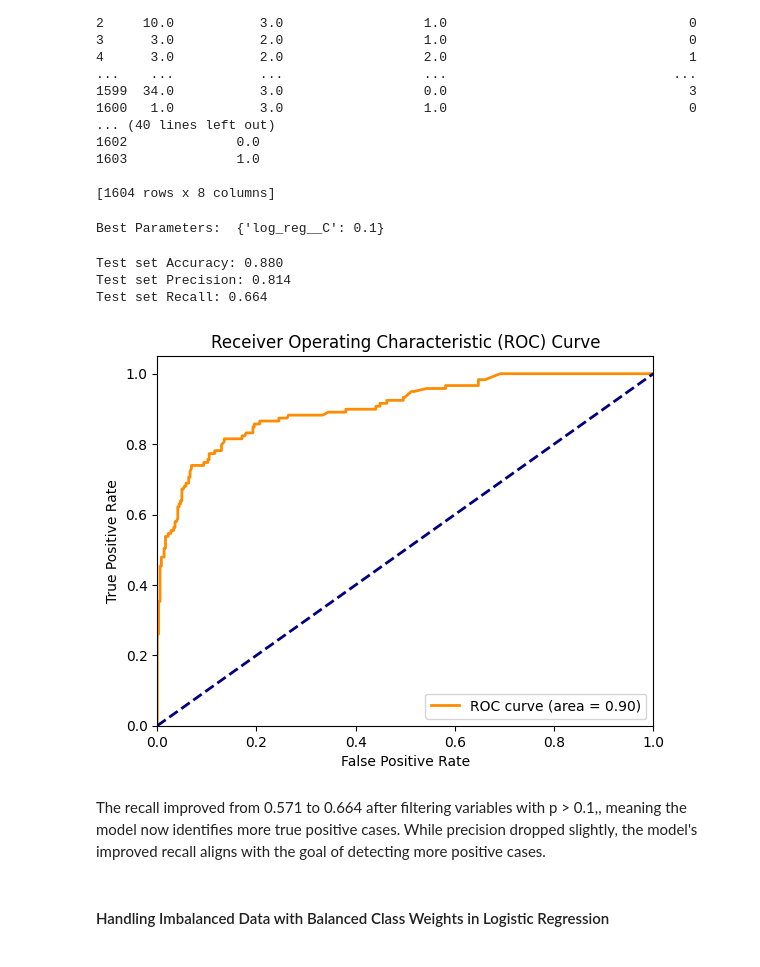
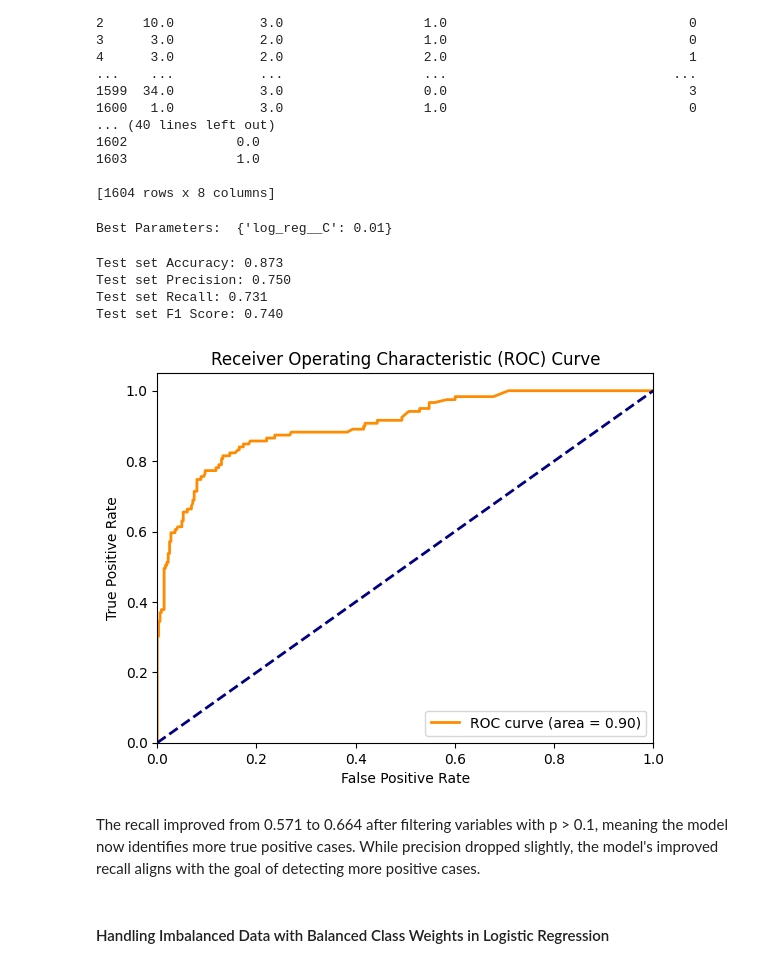
Before and after one commit to jiulong15/comp90051, a Jupyter notebook: code/Model Building/LogicRegression.ipynb, the cells around one changed output. Saved outputs shown, nothing was run; the diff lists cells and outputs as text; code cells hidden in the pictures.

```diff
--- a/code/Model Building/LogicRegression.ipynb
+++ b/code/Model Building/LogicRegression.ipynb
@@ -265,7 +276,7 @@ param_grid = {
 }
 
 # Perform hyperparameter search using 20-fold cross-validation
-grid_search = GridSearchCV(pipeline, param_grid, cv=20, scoring='accuracy', n_jobs=-1)
+grid_search = GridSearchCV(pipeline, param_grid, cv=20, scoring='f1', n_jobs=-1)
 
 # Fit the grid search on the training set
 grid_search.fit(X_train, y_train)
@@ -273,45 +284,50 @@ grid_search.fit(X_train, y_train)
 # Output the best combination of hyperparameters
 print("Best Parameters: ", grid_search.best_params_)
 # %% [output]
-Best Parameters:  {'log_reg__C': 0.1}
+Best Parameters:  {'log_reg__C': 0.01}
 # %%
-# Evaluate the model performance
-best_model = grid_search.best_estimator_  # Retrieve the best model from the grid search
+# Evaluate the performance of the best model
+best_model = grid_search.best_estimator_
 
-# Calculate Accuracy, Precision, Recall
-y_pred = best_model.predict(X_test)  # Make predictions on the test set
-accuracy = accuracy_score(y_test, y_pred)  # Calculate accuracy
-precision = precision_score(y_test, y_pred)  # Calculate precision
-recall = recall_score(y_test, y_pred)  # Calculate recall
+# Make predictions on the test set
+y_pred = best_model.predict(X_test)
 
-# Print the evaluation metrics
+# Calculate Accuracy, Precision, Recall, and F1 Score
+accuracy = accuracy_score(y_test, y_pred)
+precision = precision_score(y_test, y_pred, average='binary')
+recall = recall_score(y_test, y_pred, average='binary')
+f1 = f1_score(y_test, y_pred, average='binary')
+
+# Print performance metrics
 print(f"Test set Accuracy: {accuracy:.3f}")
 print(f"Test set Precision: {precision:.3f}")
 print(f"Test set Recall: {recall:.3f}")
+print(f"Test set F1 Score: {f1:.3f}")
 
 # Calculate the ROC curve
 y_score = best_model.predict_proba(X_test)[:, 1]  # Get the predicted probabilities for the positive class
 fpr, tpr, thresholds = roc_curve(y_test, y_score)  # Compute false positive rate and true positive rate
 roc_auc = auc(fpr, tpr)  # Calculate the area under the ROC curve (AUC)
 
 # Plot the ROC curve
 plt.figure()
 plt.plot(fpr, tpr, color='darkorange', lw=2, label=f'ROC curve (area = {roc_auc:.2f})')  # Plot the ROC curve
 plt.plot([0, 1], [0, 1], color='navy', lw=2, linestyle='--')  # Plot the diagonal line (random guess)
 plt.xlim([0.0, 1.0])  # Set x-axis limits
 plt.ylim([0.0, 1.05])  # Set y-axis limits
 plt.xlabel('False Positive Rate')  # Label for x-axis
 plt.ylabel('True Positive Rate')  # Label for y-axis
 plt.title('Receiver Operating Characteristic (ROC) Curve')  # Title for the plot
 plt.legend(loc="lower right")  # Display the legend
 plt.show()  # Show the plot
 # %% [output]
-Test set Accuracy: 0.880
-Test set Precision: 0.814
-Test set Recall: 0.664
+Test set Accuracy: 0.873
+Test set Precision: 0.750
+Test set Recall: 0.731
+Test set F1 Score: 0.740
-[figure, old version]
+[figure, new version]
 # %% [markdown]
-The recall improved from 0.571 to 0.664 after filtering variables with p > 0.1,, meaning the model now identifies more true positive cases. While precision dropped slightly, the model's improved recall aligns with the goal of detecting more positive cases.
+The recall improved from 0.571 to 0.664 after filtering variables with p > 0.1, meaning the model now identifies more true positive cases. While precision dropped slightly, the model's improved recall aligns with the goal of detecting more positive cases.
 # %% [markdown]
 #### Handling Imbalanced Data with Balanced Class Weights in Logistic Regression
 # %%
```
Also changed, not shown: parts of 9 cells of this notebook, 1 other file.
